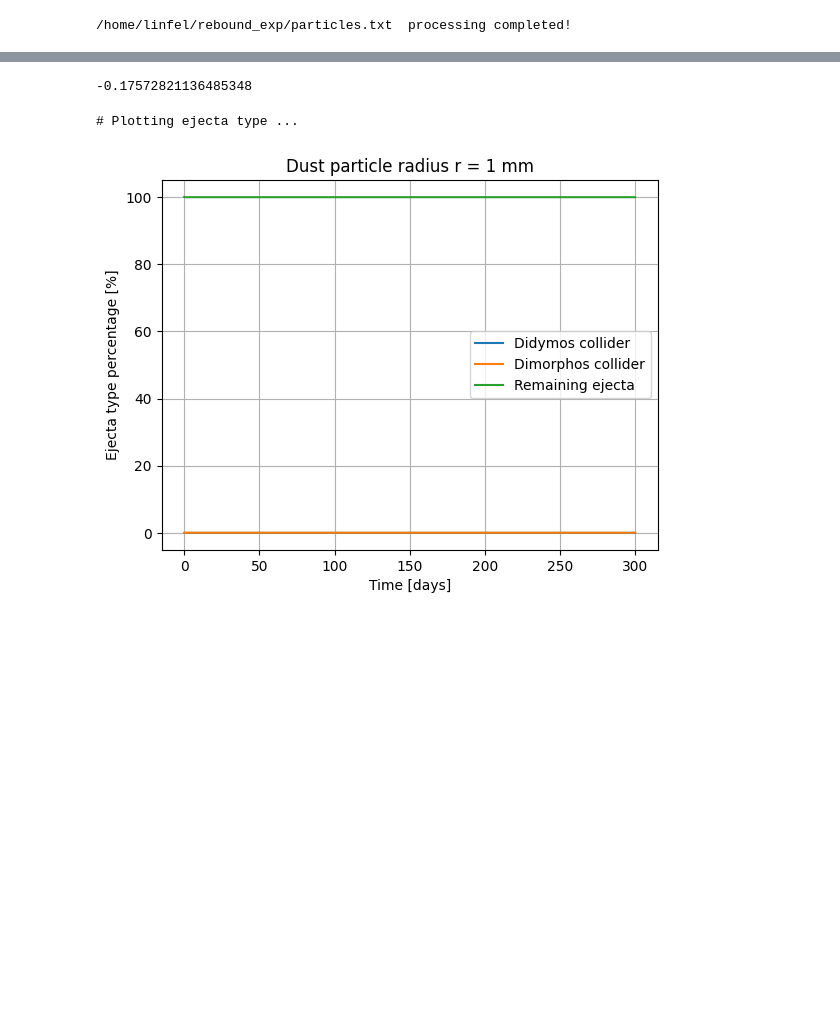
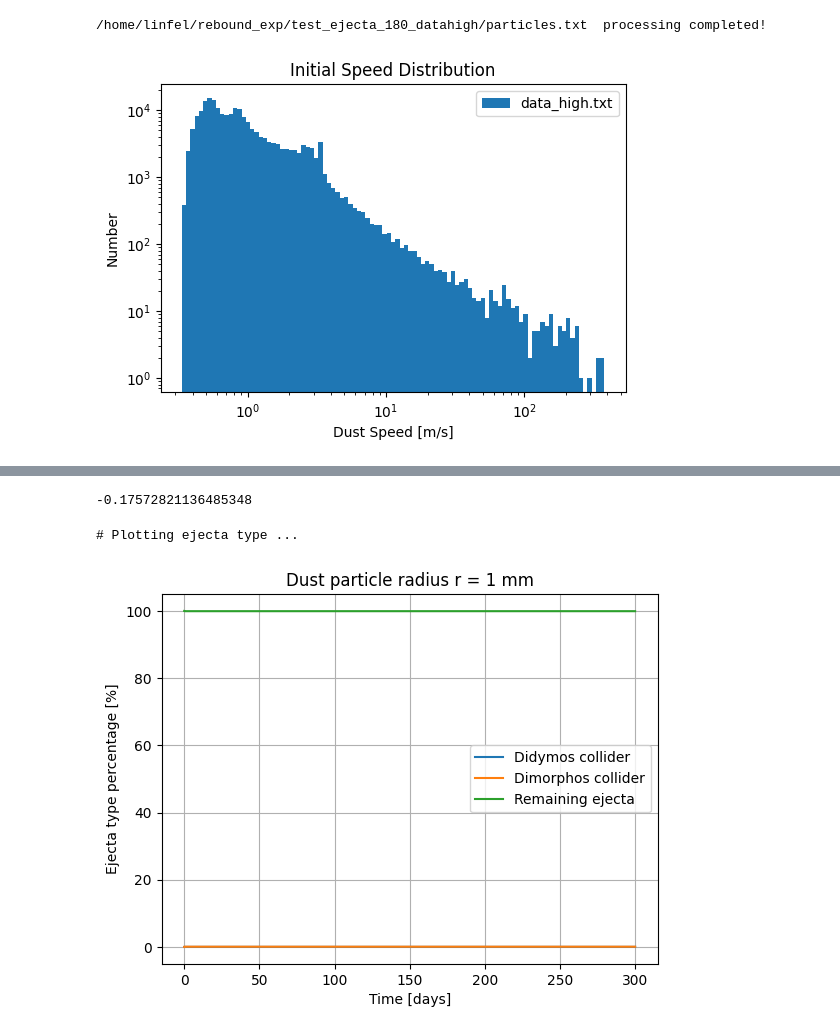
Before and after one commit to gitlinffff/rebound, a Jupyter notebook: analysis/stats_plots.ipynb, the cells around one changed output, grey strips where cells are left out. Drawn from its saved outputs; the diff is of its cells as text; code cells hidden in the pictures; blank space fills up the shorter version.

```diff
--- a/analysis/stats_plots.ipynb
+++ b/analysis/stats_plots.ipynb
@@ -9,6 +9,40 @@ from datetime import datetime, timedelta
 
 # Read particle and collision data
 #Np_seq, time, N_colDidy, N_colDimor, N_escape, r_dust, particle, data_c, data_p = read_particle('particles.txt', 'collide.txt')
-Np_seq, time, r_dust, data_p = read_particle_frames('/home/linfel/rebound_exp/particles.txt')
+Np_seq, time, r_dust, data_p = read_particle_frames('/home/linfel/rebound_exp/test_ejecta_180_datahigh/particles.txt')
 # %% [output]
-/home/linfel/rebound_exp/particles.txt  processing completed!
+/home/linfel/rebound_exp/test_ejecta_180_datahigh/particles.txt  processing completed!
+# %%
+# initial speed histogram
+
+p_t = data_p[0]
+v_dust = p_t[4:, 4:7]
+speed_dust = np.linalg.norm(v_dust, axis=1)
+
+bins = np.logspace(np.log10(speed_dust.min()), np.log10(speed_dust.max()), num=100)
+
+# plot all together
+plt.figure(figsize=(6, 4))
+counts, bin_edges = np.histogram(speed_dust, bins=bins)
+plt.bar(bin_edges[:-1], counts,
+        width=bin_edges[1:] - bin_edges[:-1],
+        align='edge',
+        #edgecolor='black',
+        label='data_high.txt'
+       )
+
+plt.xscale('log')
+plt.yscale('log')
+
+
+plt.xlabel('Dust Speed [m/s]')
+plt.ylabel('Number')
+plt.title('Initial Speed Distribution')
+plt.legend()
+
+output_name = "/home/linfel/rebound_exp/test_ejecta_180_datahigh/postprocess/initial_speed_histogram.png"
+plt.savefig(output_name, dpi=300, bbox_inches='tight', pad_inches=0.1)
+plt.show()
+plt.close()
+# %% [output]
+[figure, added]
```
Also changed, not shown: parts of 7 cells of this notebook, 4 other files.
